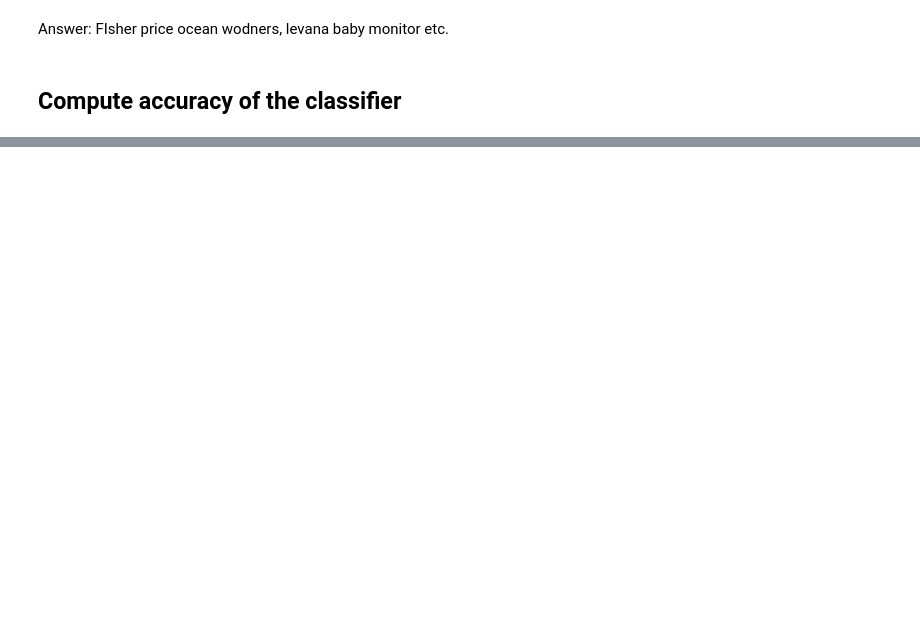
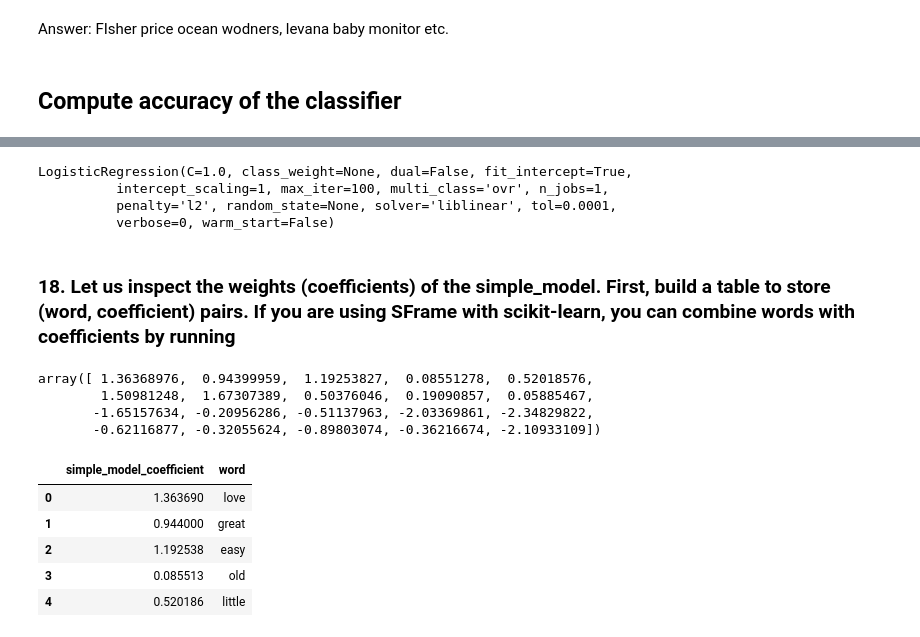
Before and after one commit to sachinjain024/practicebook, a Jupyter notebook: my-courses/coursera-classification/week1/Assignment.ipynb, the cells around one changed output, grey strips where cells are left out. Saved outputs shown, nothing was run; the diff lists cells and outputs as text; code cells hidden in the pictures; blank space fills up the shorter version.

```diff
--- a/my-courses/coursera-classification/week1/Assignment.ipynb
+++ b/my-courses/coursera-classification/week1/Assignment.ipynb
@@ -345,0 +367,17 @@ Answer: FIsher price ocean wodners, levana baby monitor etc.
+# %%
+simple_model = LogisticRegression()
+simple_model.fit(train_matrix_word_subset, train_data.sentiment)
+# %% [output]
+LogisticRegression(C=1.0, class_weight=None, dual=False, fit_intercept=True,
+          intercept_scaling=1, max_iter=100, multi_class='ovr', n_jobs=1,
+          penalty='l2', random_state=None, solver='liblinear', tol=0.0001,
+          verbose=0, warm_start=False)
+# %% [markdown]
+### 18. Let us inspect the weights (coefficients) of the simple_model. First, build a table to store (word, coefficient) pairs. If you are using SFrame with scikit-learn, you can combine words with coefficients by running
+# %%
+simple_model.coef_.flatten()
+# %% [output]
+array([ 1.36368976,  0.94399959,  1.19253827,  0.08551278,  0.52018576,
+        1.50981248,  1.67307389,  0.50376046,  0.19090857,  0.05885467,
+       -1.65157634, -0.20956286, -0.51137963, -2.03369861, -2.34829822,
+       -0.62116877, -0.32055624, -0.89803074, -0.36216674, -2.10933109])
@@ -345,0 +387,9 @@ Answer: FIsher price ocean wodners, levana baby monitor etc.
+# %%
+simple_model_coef_table.head()
+# %% [output]
+|  | simple_model_coefficient | word |
+| 0 | 1.363690 | love |
+| 1 | 0.944000 | great |
+| 2 | 1.192538 | easy |
+| 3 | 0.085513 | old |
+| 4 | 0.520186 | little |
```
Also changed, not shown: parts of 28 cells of this notebook, 1 other file.
